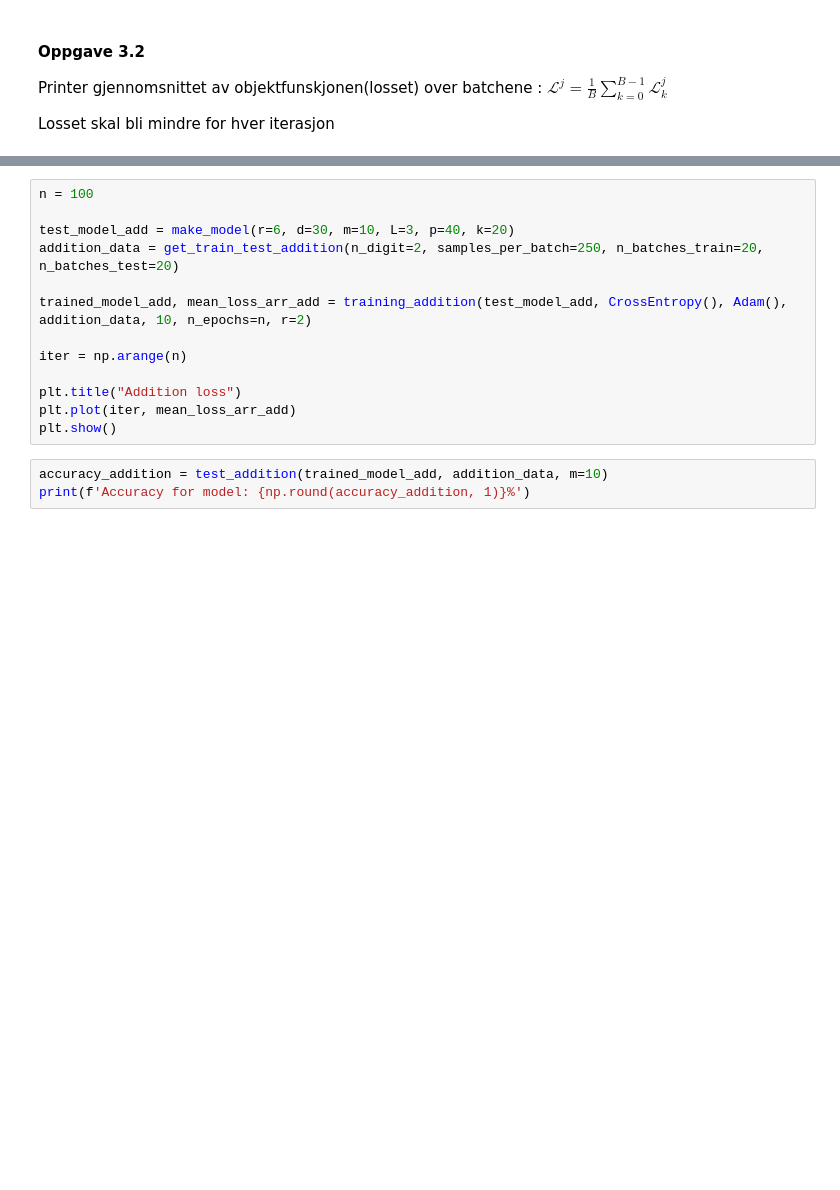
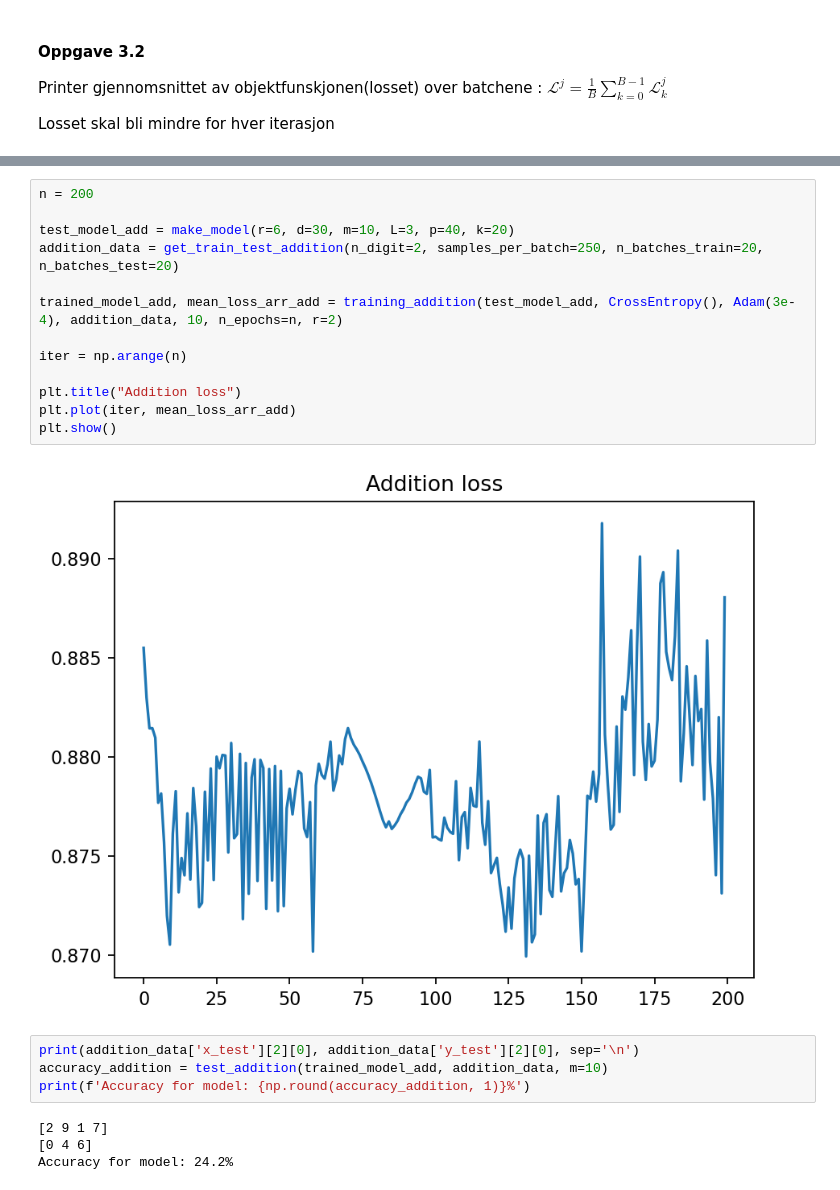
Before and after one commit to hannaroed/Vitber-indmat, a Jupyter notebook: file.ipynb, the cells around one changed output, grey strips where cells are left out. Saved outputs shown, nothing was run; the diff lists cells and outputs as text; blank space fills up the shorter version.

```diff
--- a/file.ipynb
+++ b/file.ipynb
@@ -244,16 +254,23 @@ Accuracy for model 2: 47.4%
 # %%
-n = 100
+n = 200
 
 test_model_add = make_model(r=6, d=30, m=10, L=3, p=40, k=20)
 addition_data = get_train_test_addition(n_digit=2, samples_per_batch=250, n_batches_train=20, n_batches_test=20)
 
-trained_model_add, mean_loss_arr_add = training_addition(test_model_add, CrossEntropy(), Adam(), addition_data, 10, n_epochs=n, r=2)
+trained_model_add, mean_loss_arr_add = training_addition(test_model_add, CrossEntropy(), Adam(3e-4), addition_data, 10, n_epochs=n, r=2)
 
 iter = np.arange(n)
 
 plt.title("Addition loss")
 plt.plot(iter, mean_loss_arr_add)
 plt.show()
+# %% [output]
+[figure, added]
 # %%
+print(addition_data['x_test'][2][0], addition_data['y_test'][2][0], sep='\n')
 accuracy_addition = test_addition(trained_model_add, addition_data, m=10)
 print(f'Accuracy for model: {np.round(accuracy_addition, 1)}%')
+# %% [output]
+[2 9 1 7]
+[0 4 6]
+Accuracy for model: 24.2%
```
Also changed, not shown: parts of 5 cells of this notebook, 5 other files.
